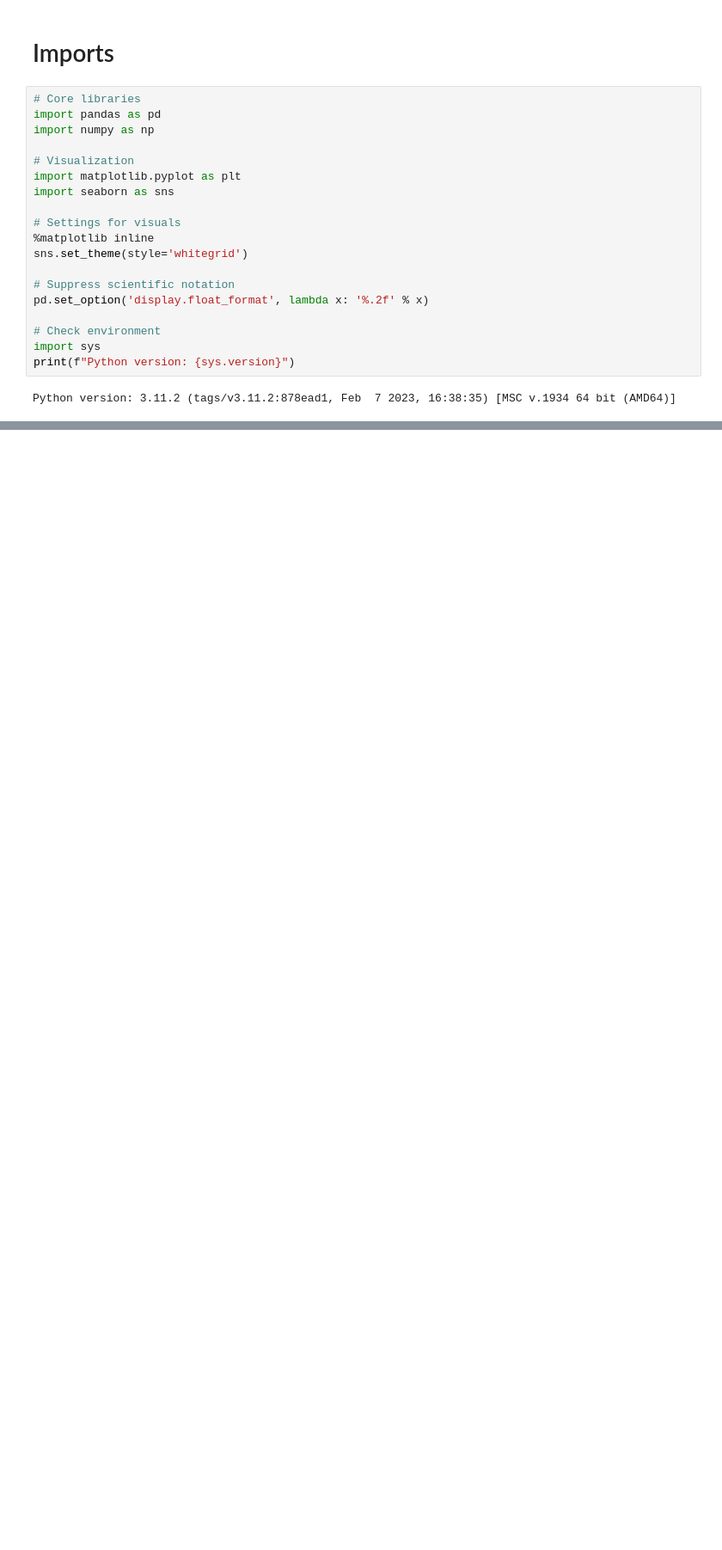
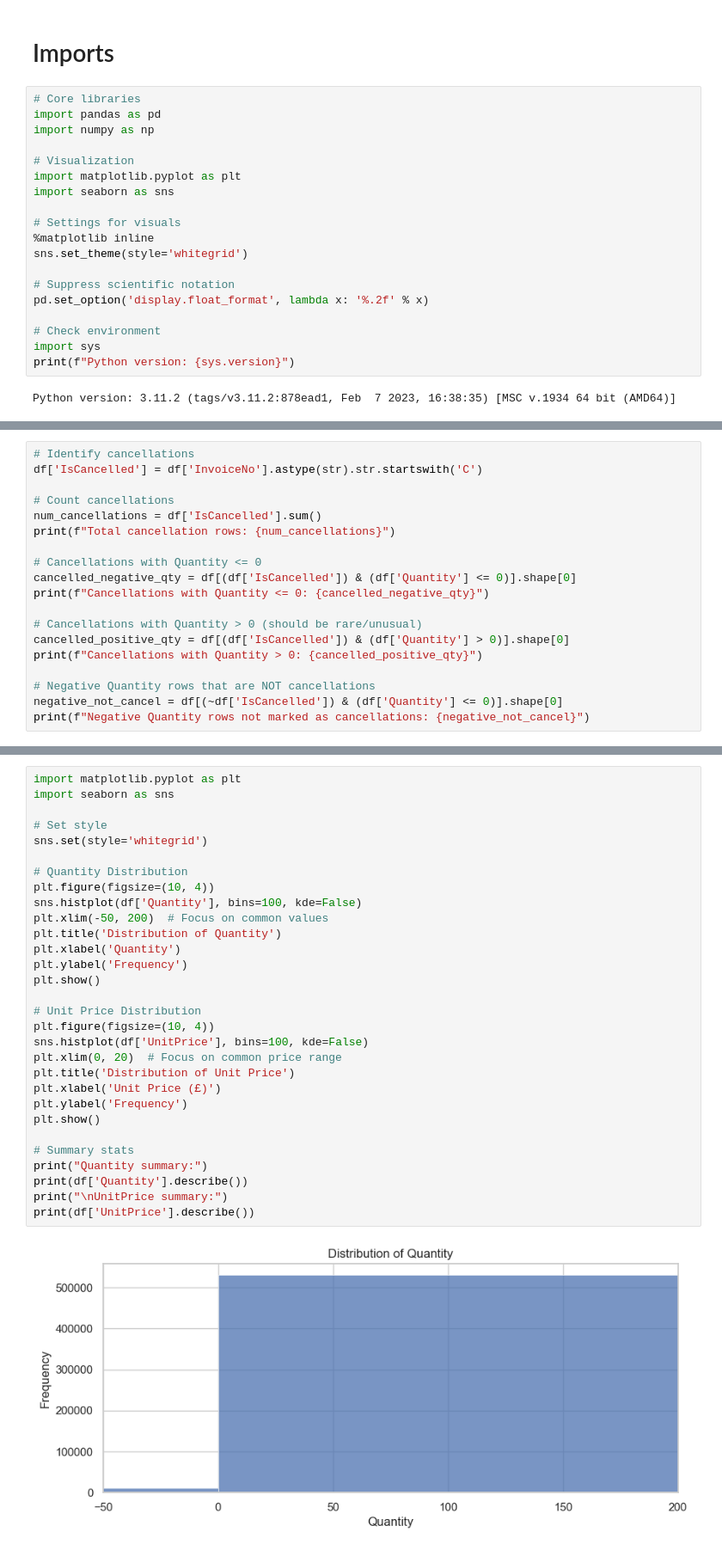
Before and after one commit to TarikBugraAy/customer-behavior-bi-project, a Jupyter notebook: notebooks/01_eda_and_cleaning.ipynb, the cells around one changed output, grey strips where cells are left out. Shown: that part at 86% size. Drawn from its saved outputs; the diff is of its cells as text; blank space fills up the shorter version.

```diff
--- a/notebooks/01_eda_and_cleaning.ipynb
+++ b/notebooks/01_eda_and_cleaning.ipynb
@@ -33,0 +181,19 @@ Python version: 3.11.2 (tags/v3.11.2:878ead1, Feb  7 2023, 16:38:35) [MSC v.1934
+# %%
+# Identify cancellations
+df['IsCancelled'] = df['InvoiceNo'].astype(str).str.startswith('C')
+
+# Count cancellations
+num_cancellations = df['IsCancelled'].sum()
+print(f"Total cancellation rows: {num_cancellations}")
+
+# Cancellations with Quantity <= 0
+cancelled_negative_qty = df[(df['IsCancelled']) & (df['Quantity'] <= 0)].shape[0]
+print(f"Cancellations with Quantity <= 0: {cancelled_negative_qty}")
+
+# Cancellations with Quantity > 0 (should be rare/unusual)
+cancelled_positive_qty = df[(df['IsCancelled']) & (df['Quantity'] > 0)].shape[0]
+print(f"Cancellations with Quantity > 0: {cancelled_positive_qty}")
+
+# Negative Quantity rows that are NOT cancellations
+negative_not_cancel = df[(~df['IsCancelled']) & (df['Quantity'] <= 0)].shape[0]
+print(f"Negative Quantity rows not marked as cancellations: {negative_not_cancel}")
@@ -33,0 +223,32 @@ Python version: 3.11.2 (tags/v3.11.2:878ead1, Feb  7 2023, 16:38:35) [MSC v.1934
+# %%
+import matplotlib.pyplot as plt
+import seaborn as sns
+
+# Set style
+sns.set(style='whitegrid')
+
+# Quantity Distribution
+plt.figure(figsize=(10, 4))
+sns.histplot(df['Quantity'], bins=100, kde=False)
+plt.xlim(-50, 200)  # Focus on common values
+plt.title('Distribution of Quantity')
+plt.xlabel('Quantity')
+plt.ylabel('Frequency')
+plt.show()
+
+# Unit Price Distribution
+plt.figure(figsize=(10, 4))
+sns.histplot(df['UnitPrice'], bins=100, kde=False)
+plt.xlim(0, 20)  # Focus on common price range
+plt.title('Distribution of Unit Price')
+plt.xlabel('Unit Price (£)')
+plt.ylabel('Frequency')
+plt.show()
+
+# Summary stats
+print("Quantity summary:")
+print(df['Quantity'].describe())
+print("\nUnitPrice summary:")
+print(df['UnitPrice'].describe())
+# %% [output]
+[figure, added]
```
Also changed, not shown: parts of 18 cells of this notebook.
